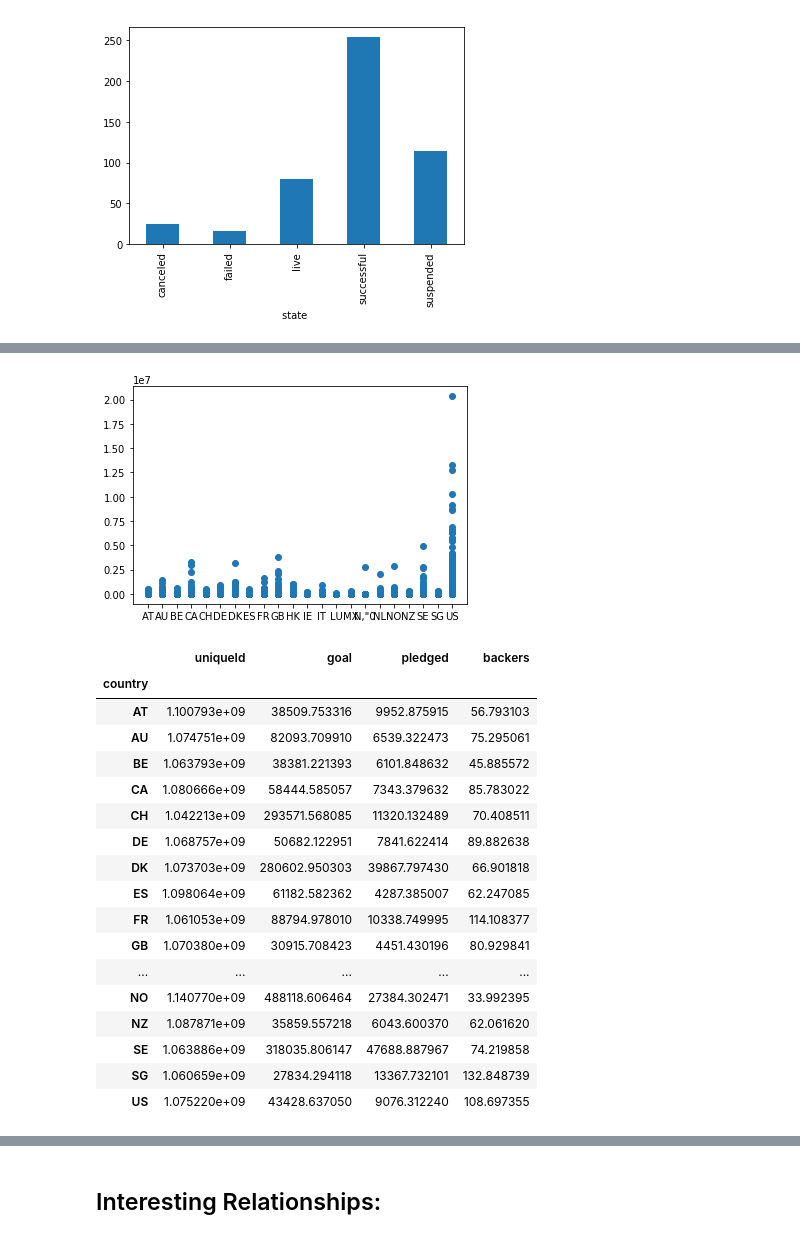
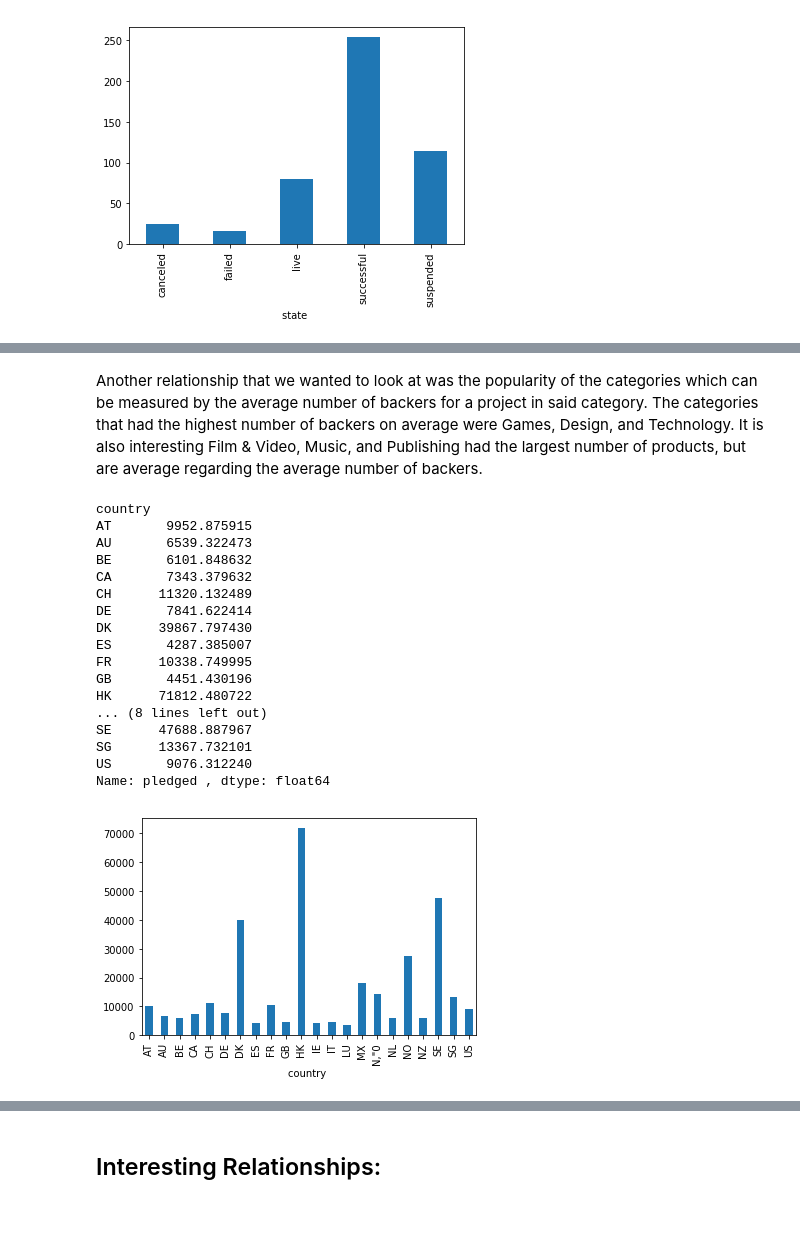
Before and after one commit to BryanCikatz/msds7331_project1, a Jupyter notebook: visualizations_bryan.ipynb, the cells around one changed output, grey strips where cells are left out. Cells and saved outputs as stored; diff of their text form; code cells hidden in the pictures.

```diff
--- a/visualizations_bryan.ipynb
+++ b/visualizations_bryan.ipynb
@@ -250,27 +259,29 @@ Name: backers , dtype: float64
+# %% [markdown]
+Another relationship that we wanted to look at was the popularity of the categories which can be measured by the average number of backers for a project in said category. The categories that had the highest number of backers on average were Games, Design, and Technology. It is also interesting Film & Video, Music, and Publishing had the largest number of products, but are average regarding the average number of backers.
 # %%
-#looking at the relationship between pledged and country
-plt.scatter(df['country '], df['pledged '])
-plt.show()
+#looking at the relationship between amount pledged and country
+by_country = df.groupby(['country ']).mean()
+by_country = by_country['pledged ']
-# %% [output]
-[figure, removed]
-# %%
-df.groupby(['country ']).mean()
-# %% [output]
-|  | uniqueId | goal | pledged | backers |
-| country |  |  |  |  |
-| AT | 1.100793e+09 | 38509.753316 | 9952.875915 | 56.793103 |
-| AU | 1.074751e+09 | 82093.709910 | 6539.322473 | 75.295061 |
-| BE | 1.063793e+09 | 38381.221393 | 6101.848632 | 45.885572 |
-| CA | 1.080666e+09 | 58444.585057 | 7343.379632 | 85.783022 |
-| CH | 1.042213e+09 | 293571.568085 | 11320.132489 | 70.408511 |
-| DE | 1.068757e+09 | 50682.122951 | 7841.622414 | 89.882638 |
-| DK | 1.073703e+09 | 280602.950303 | 39867.797430 | 66.901818 |
-| ES | 1.098064e+09 | 61182.582362 | 4287.385007 | 62.247085 |
-| FR | 1.061053e+09 | 88794.978010 | 10338.749995 | 114.108377 |
-| GB | 1.070380e+09 | 30915.708423 | 4451.430196 | 80.929841 |
-| ... | ... | ... | ... | ... |
-| NO | 1.140770e+09 | 488118.606464 | 27384.302471 | 33.992395 |
-| NZ | 1.087871e+09 | 35859.557218 | 6043.600370 | 62.061620 |
-| SE | 1.063886e+09 | 318035.806147 | 47688.887967 | 74.219858 |
-| SG | 1.060659e+09 | 27834.294118 | 13367.732101 | 132.848739 |
-| US | 1.075220e+09 | 43428.637050 | 9076.312240 | 108.697355 |
+# %%
+plt.figure();
+by_country.plot(kind='bar')
+print(by_country)
+# %% [output]
+country
+AT       9952.875915
+AU       6539.322473
+BE       6101.848632
+CA       7343.379632
+CH      11320.132489
+DE       7841.622414
+DK      39867.797430
+ES       4287.385007
+FR      10338.749995
+GB       4451.430196
+HK      71812.480722
+... (8 lines left out)
+SE      47688.887967
+SG      13367.732101
+US       9076.312240
+Name: pledged , dtype: float64
+[figure, added]
```
Also changed, not shown: parts of 20 cells of this notebook.
